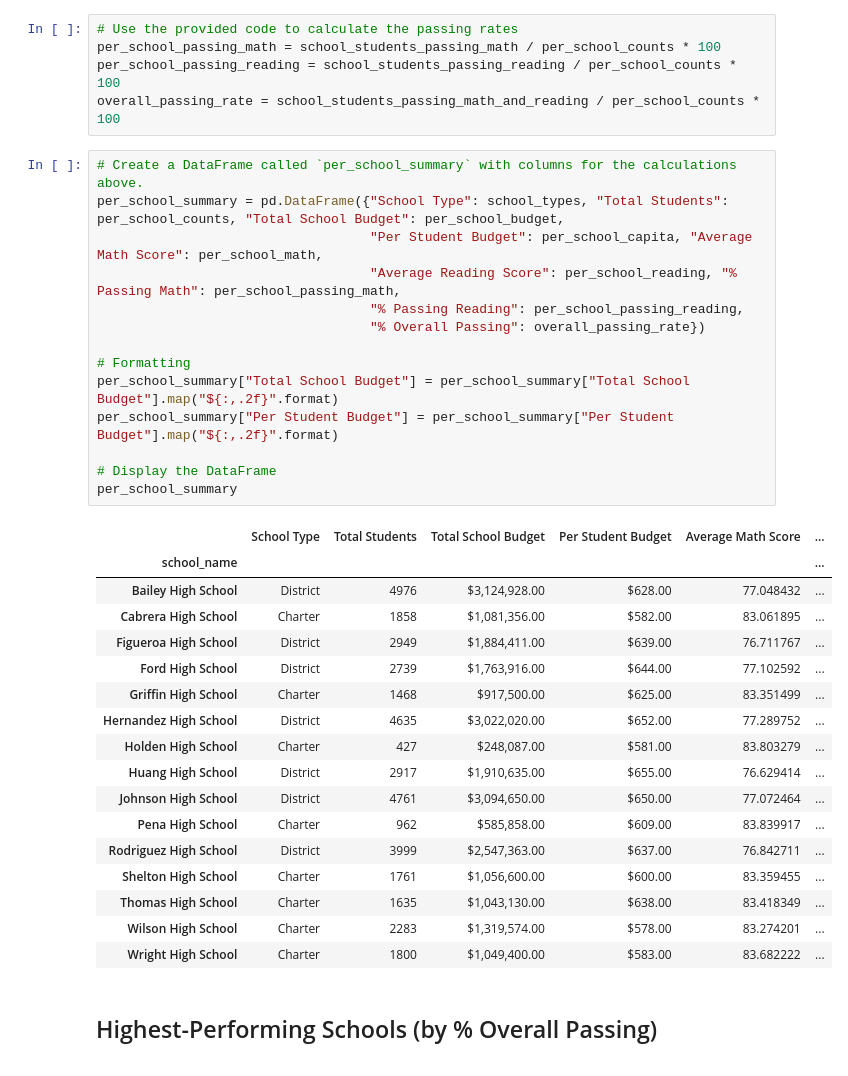
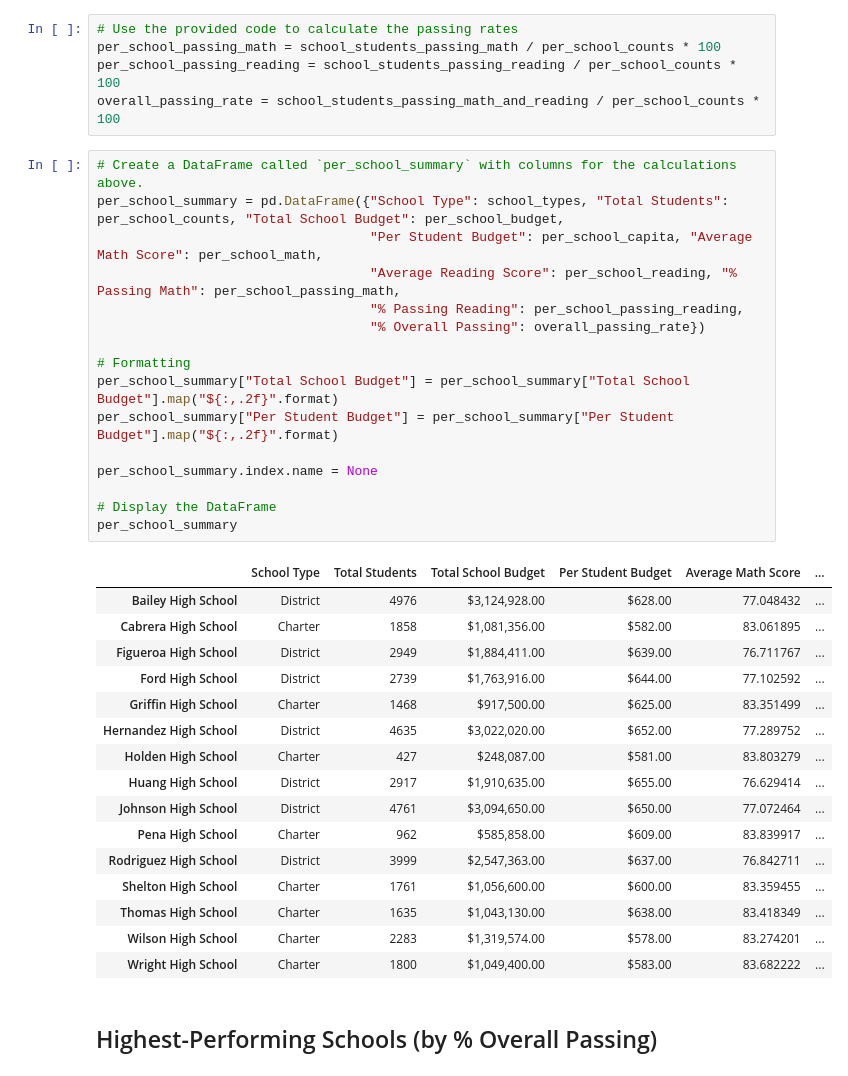
Before and after one commit to JLaydeJ/pandas-challenge, a Jupyter notebook: PyCitySchools/PyCitySchools.ipynb, the cells around one changed output. Saved outputs shown, nothing was run; the diff lists cells and outputs as text.

```diff
--- a/PyCitySchools/PyCitySchools.ipynb
+++ b/PyCitySchools/PyCitySchools.ipynb
@@ -183,20 +183,21 @@ overall_passing_rate = school_students_passing_math_and_reading / per_school_cou
 # %%
 # Create a DataFrame called `per_school_summary` with columns for the calculations above.
 per_school_summary = pd.DataFrame({"School Type": school_types, "Total Students": per_school_counts, "Total School Budget": per_school_budget,
                                    "Per Student Budget": per_school_capita, "Average Math Score": per_school_math,
                                    "Average Reading Score": per_school_reading, "% Passing Math": per_school_passing_math,
                                    "% Passing Reading": per_school_passing_reading,
                                    "% Overall Passing": overall_passing_rate})
 
 # Formatting
 per_school_summary["Total School Budget"] = per_school_summary["Total School Budget"].map("${:,.2f}".format)
 per_school_summary["Per Student Budget"] = per_school_summary["Per Student Budget"].map("${:,.2f}".format)
 
+per_school_summary.index.name = None
+
 # Display the DataFrame
 per_school_summary
 # %% [output]
 |  | School Type | Total Students | Total School Budget | Per Student Budget | Average Math Score | ... |
-| school_name |  |  |  |  |  | ... |
 | Bailey High School | District | 4976 | $3,124,928.00 | $628.00 | 77.048432 | ... |
 | Cabrera High School | Charter | 1858 | $1,081,356.00 | $582.00 | 83.061895 | ... |
 | Figueroa High School | District | 2949 | $1,884,411.00 | $639.00 | 76.711767 | ... |
```
Also changed, not shown: parts of 12 cells of this notebook.
